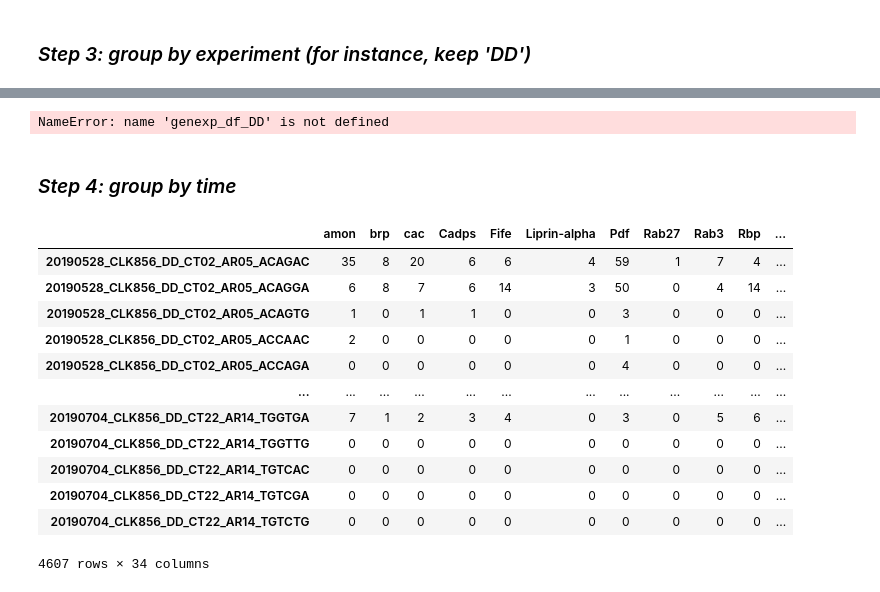
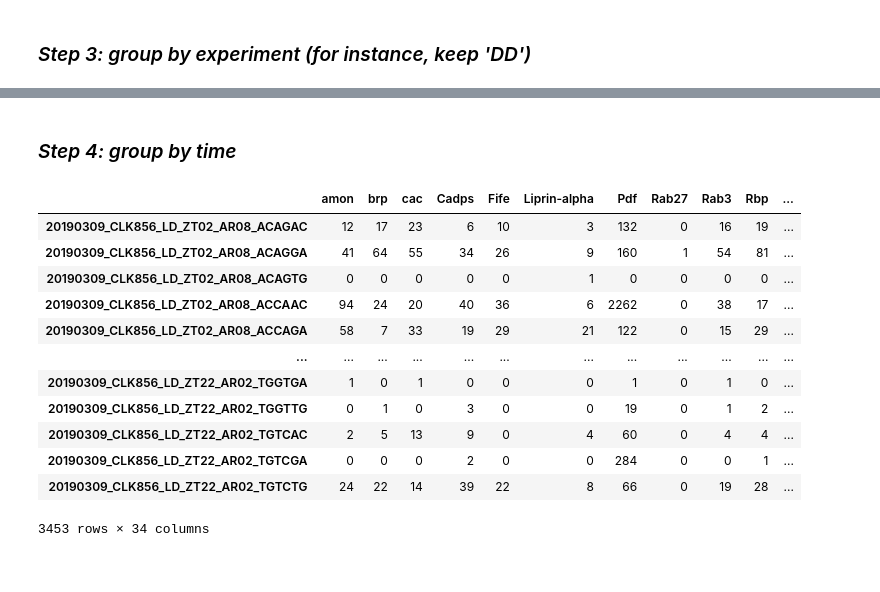
Before and after one commit to gonzagrau/circadian-drosophilia-viewer, a Jupyter notebook: groupby_time.ipynb, the cells around one changed output, grey strips where cells are left out. Cells and saved outputs as stored; diff of their text form; code cells hidden in the pictures.

```diff
--- a/groupby_time.ipynb
+++ b/groupby_time.ipynb
@@ -139,4 +124,0 @@ genexp_df_DD
-# %%
-genexp_df_DD.to_csv('genexp_dd.csv')
-# %% [output]
-NameError: name 'genexp_df_DD' is not defined
@@ -143,20 +128,20 @@ NameError: name 'genexp_df_DD' is not defined
 # %% [markdown]
 ### *Step 4: group by time*
 # %%
-genexp_df_DD = pd.read_csv('genexp_dd.csv', index_col=0)
-genexp_df_DD
+genexp_df_LD = pd.read_csv('genexp_LD.csv', index_col=0)
+genexp_df_LD
 # %% [output]
 |  | amon | brp | cac | Cadps | Fife | Liprin-alpha | Pdf | Rab27 | Rab3 | Rbp | ... |
-| 20190528_CLK856_DD_CT02_AR05_ACAGAC | 35 | 8 | 20 | 6 | 6 | 4 | 59 | 1 | 7 | 4 | ... |
-| 20190528_CLK856_DD_CT02_AR05_ACAGGA | 6 | 8 | 7 | 6 | 14 | 3 | 50 | 0 | 4 | 14 | ... |
-| 20190528_CLK856_DD_CT02_AR05_ACAGTG | 1 | 0 | 1 | 1 | 0 | 0 | 3 | 0 | 0 | 0 | ... |
-| 20190528_CLK856_DD_CT02_AR05_ACCAAC | 2 | 0 | 0 | 0 | 0 | 0 | 1 | 0 | 0 | 0 | ... |
-| 20190528_CLK856_DD_CT02_AR05_ACCAGA | 0 | 0 | 0 | 0 | 0 | 0 | 4 | 0 | 0 | 0 | ... |
+| 20190309_CLK856_LD_ZT02_AR08_ACAGAC | 12 | 17 | 23 | 6 | 10 | 3 | 132 | 0 | 16 | 19 | ... |
+| 20190309_CLK856_LD_ZT02_AR08_ACAGGA | 41 | 64 | 55 | 34 | 26 | 9 | 160 | 1 | 54 | 81 | ... |
+| 20190309_CLK856_LD_ZT02_AR08_ACAGTG | 0 | 0 | 0 | 0 | 0 | 1 | 0 | 0 | 0 | 0 | ... |
+| 20190309_CLK856_LD_ZT02_AR08_ACCAAC | 94 | 24 | 20 | 40 | 36 | 6 | 2262 | 0 | 38 | 17 | ... |
+| 20190309_CLK856_LD_ZT02_AR08_ACCAGA | 58 | 7 | 33 | 19 | 29 | 21 | 122 | 0 | 15 | 29 | ... |
 | ... | ... | ... | ... | ... | ... | ... | ... | ... | ... | ... | ... |
-| 20190704_CLK856_DD_CT22_AR14_TGGTGA | 7 | 1 | 2 | 3 | 4 | 0 | 3 | 0 | 5 | 6 | ... |
-| 20190704_CLK856_DD_CT22_AR14_TGGTTG | 0 | 0 | 0 | 0 | 0 | 0 | 0 | 0 | 0 | 0 | ... |
-| 20190704_CLK856_DD_CT22_AR14_TGTCAC | 0 | 0 | 0 | 0 | 0 | 0 | 0 | 0 | 0 | 0 | ... |
-| 20190704_CLK856_DD_CT22_AR14_TGTCGA | 0 | 0 | 0 | 0 | 0 | 0 | 0 | 0 | 0 | 0 | ... |
-| 20190704_CLK856_DD_CT22_AR14_TGTCTG | 0 | 0 | 0 | 0 | 0 | 0 | 0 | 0 | 0 | 0 | ... |
+| 20190309_CLK856_LD_ZT22_AR02_TGGTGA | 1 | 0 | 1 | 0 | 0 | 0 | 1 | 0 | 1 | 0 | ... |
+| 20190309_CLK856_LD_ZT22_AR02_TGGTTG | 0 | 1 | 0 | 3 | 0 | 0 | 19 | 0 | 1 | 2 | ... |
+| 20190309_CLK856_LD_ZT22_AR02_TGTCAC | 2 | 5 | 13 | 9 | 0 | 4 | 60 | 0 | 4 | 4 | ... |
+| 20190309_CLK856_LD_ZT22_AR02_TGTCGA | 0 | 0 | 0 | 2 | 0 | 0 | 284 | 0 | 0 | 1 | ... |
+| 20190309_CLK856_LD_ZT22_AR02_TGTCTG | 24 | 22 | 14 | 39 | 22 | 8 | 66 | 0 | 19 | 28 | ... |
-4607 rows × 34 columns
+3453 rows × 34 columns
 # %%
```
Also changed, not shown: parts of 6 cells of this notebook, 4 other files.
